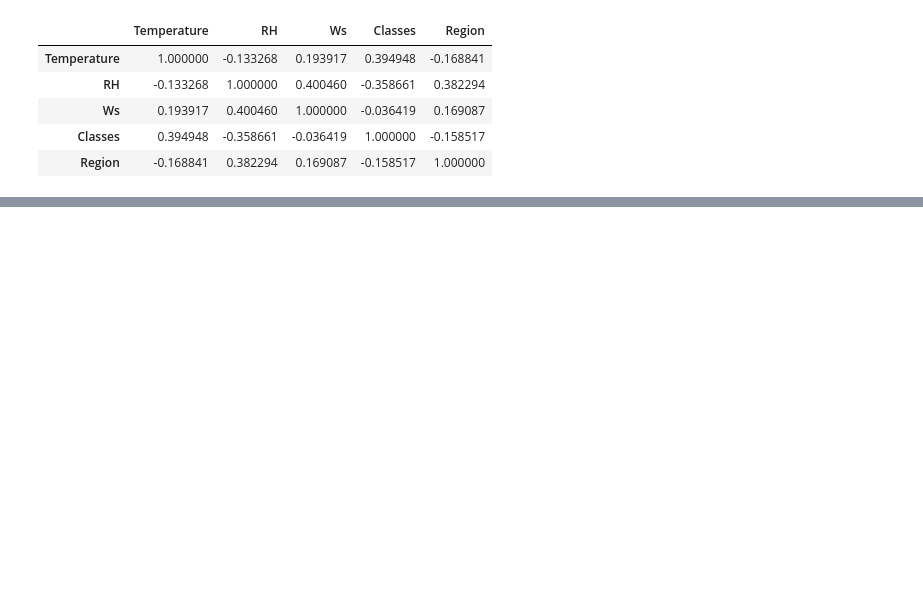
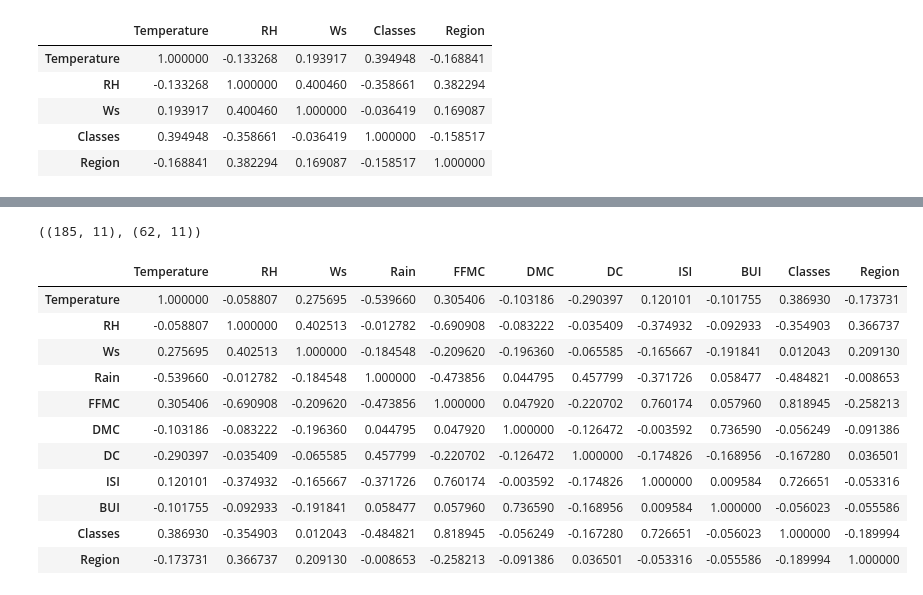
Before and after one commit to Purvi1102/Coding-Practice, a Jupyter notebook: 16june2025/temp.ipynb, the cells around one changed output, grey strips where cells are left out. Saved outputs shown, nothing was run; the diff lists cells and outputs as text; code cells hidden in the pictures; blank space fills up the shorter version.

```diff
--- a/16june2025/temp.ipynb
+++ b/16june2025/temp.ipynb
@@ -312,0 +328,4 @@ dff_copy.select_dtypes(include='number').corr()
+# %%
+#independent and dependent features
+X=dff_copy.drop('FWI',axis=1)
+Y=dff_copy['FWI']
@@ -312,0 +356,31 @@ dff_copy.select_dtypes(include='number').corr()
+# %%
+#train test split
+from sklearn.model_selection import train_test_split
+X_train,X_test,Y_train,Y_test=train_test_split(X,Y,test_size=0.25,random_state=42)
+# %%
+X_train.shape,X_test.shape
+# %% [output]
+((185, 11), (62, 11))
+# %%
+from sklearn.preprocessing import LabelEncoder
+
+# Example if you want to label encode all object columns
+for col in X_train.select_dtypes(include='object'):
+    X_train[col] = X_train[col].str.strip()  # remove leading/trailing spaces
+    le = LabelEncoder()
+    X_train[col] = le.fit_transform(X_train[col])
+# %%
+X_train.corr()
+# %% [output]
+|  | Temperature | RH | Ws | Rain | FFMC | DMC | DC | ISI | BUI | Classes | Region |
+| Temperature | 1.000000 | -0.058807 | 0.275695 | -0.539660 | 0.305406 | -0.103186 | -0.290397 | 0.120101 | -0.101755 | 0.386930 | -0.173731 |
+| RH | -0.058807 | 1.000000 | 0.402513 | -0.012782 | -0.690908 | -0.083222 | -0.035409 | -0.374932 | -0.092933 | -0.354903 | 0.366737 |
+| Ws | 0.275695 | 0.402513 | 1.000000 | -0.184548 | -0.209620 | -0.196360 | -0.065585 | -0.165667 | -0.191841 | 0.012043 | 0.209130 |
+| Rain | -0.539660 | -0.012782 | -0.184548 | 1.000000 | -0.473856 | 0.044795 | 0.457799 | -0.371726 | 0.058477 | -0.484821 | -0.008653 |
+| FFMC | 0.305406 | -0.690908 | -0.209620 | -0.473856 | 1.000000 | 0.047920 | -0.220702 | 0.760174 | 0.057960 | 0.818945 | -0.258213 |
+| DMC | -0.103186 | -0.083222 | -0.196360 | 0.044795 | 0.047920 | 1.000000 | -0.126472 | -0.003592 | 0.736590 | -0.056249 | -0.091386 |
+| DC | -0.290397 | -0.035409 | -0.065585 | 0.457799 | -0.220702 | -0.126472 | 1.000000 | -0.174826 | -0.168956 | -0.167280 | 0.036501 |
+| ISI | 0.120101 | -0.374932 | -0.165667 | -0.371726 | 0.760174 | -0.003592 | -0.174826 | 1.000000 | 0.009584 | 0.726651 | -0.053316 |
+| BUI | -0.101755 | -0.092933 | -0.191841 | 0.058477 | 0.057960 | 0.736590 | -0.168956 | 0.009584 | 1.000000 | -0.056023 | -0.055586 |
+| Classes | 0.386930 | -0.354903 | 0.012043 | -0.484821 | 0.818945 | -0.056249 | -0.167280 | 0.726651 | -0.056023 | 1.000000 | -0.189994 |
+| Region | -0.173731 | 0.366737 | 0.209130 | -0.008653 | -0.258213 | -0.091386 | 0.036501 | -0.053316 | -0.055586 | -0.189994 | 1.000000 |
```
Also changed, not shown: parts of 9 cells of this notebook.
